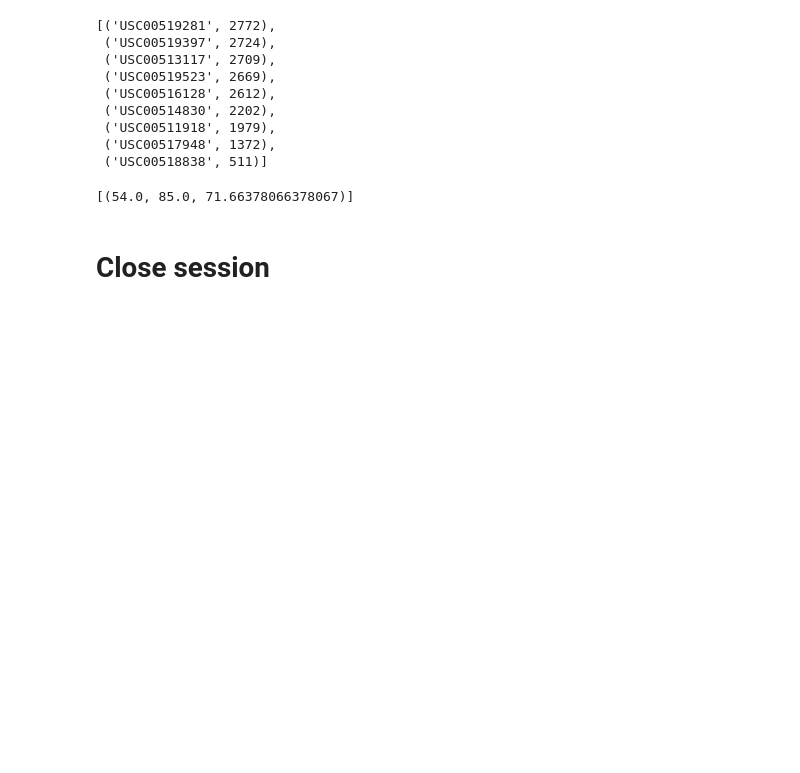
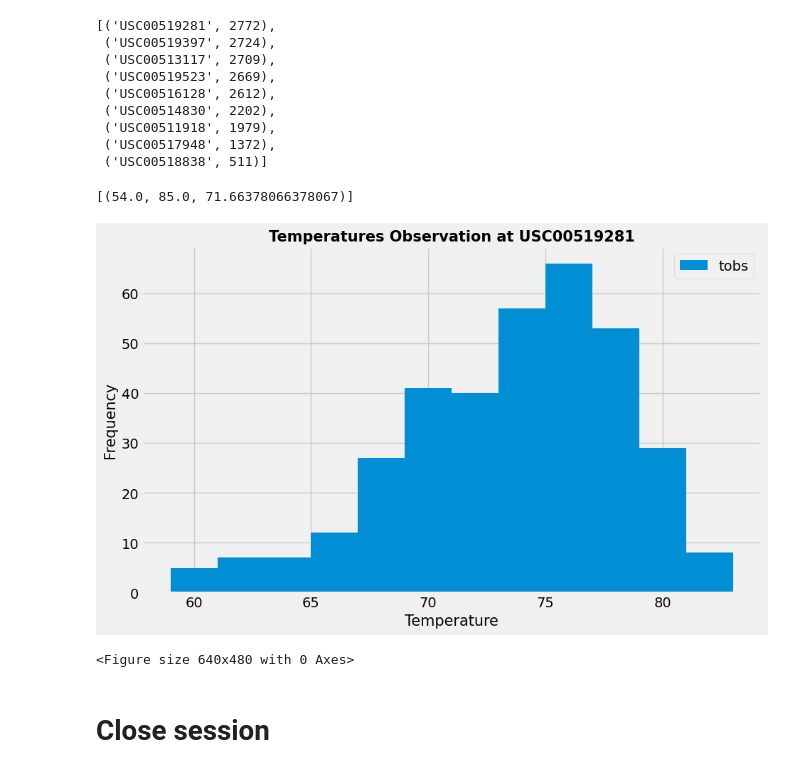
Before and after one commit to nathanunghwan/Design-climate-App-with-SQLAlchemy-and-Flask, a Jupyter notebook: SurfsUp/climate_starter.ipynb, the cells around one changed output. Saved outputs shown, nothing was run; the diff lists cells and outputs as text; code cells hidden in the pictures; blank space fills up the shorter version.

```diff
--- a/SurfsUp/climate_starter.ipynb
+++ b/SurfsUp/climate_starter.ipynb
@@ -107,15 +126,28 @@ session.query(func.min(Measurement.tobs), func.max(Measurement.tobs), func.avg(M
 # %%
 # Using the most active station id
 # Query the last 12 months of temperature observation data for this station and plot the results as a histogram
 import datetime as dt
 from pandas.plotting import table
 prev_year = dt.date(2017, 8, 23) - dt.timedelta(days=365)
 
 results = session.query(Measurement.tobs).\
     filter(Measurement.station == 'USC00519281').\
     filter(Measurement.date >= prev_year).all()
 
 # PLOT THE RESULTS AS A HISTOGRAM
+# Plot the results as a histogram
+plt.figure(figsize=(10,6))
+plt.hist(np.ravel(results), bins=12)
+plt.title('Temperatures Observation at USC00519281',fontsize=15, fontweight = 'bold')
+plt.xlabel('Temperature',fontsize=15)
+plt.ylabel('Frequency',fontsize=15)
+plt.legend(['tobs'], loc = 'upper right')
+plt.savefig('Temperatures Observation.png')
+plt.show()
+plt.tight_layout()
+# %% [output]
+[figure, added]
+<Figure size 640x480 with 0 Axes>
 # %% [markdown]
 # Close session
 # %%
```
Also changed, not shown: parts of 2 cells of this notebook, 6 other files.
